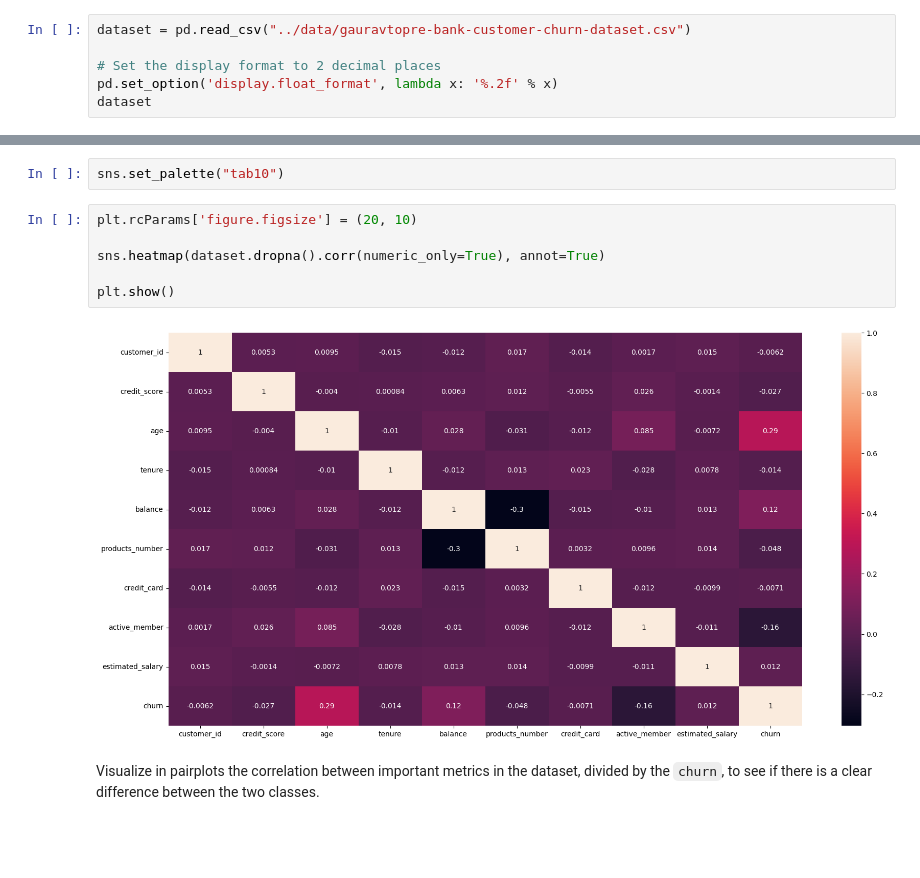
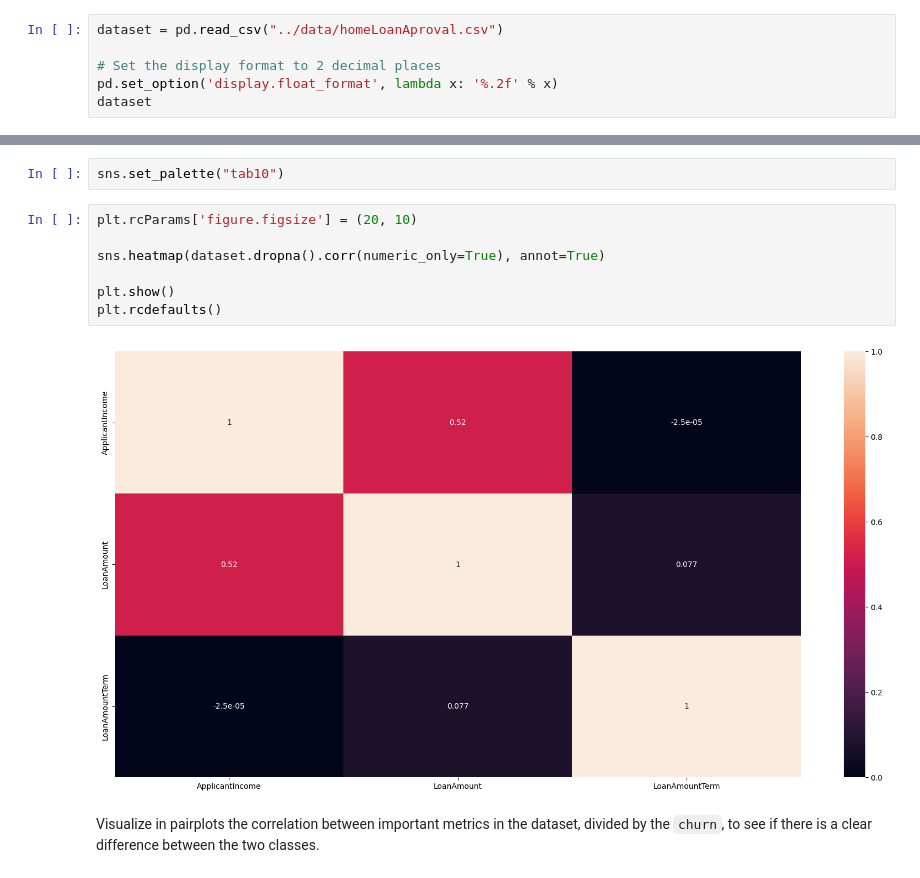
Before and after one commit to Hadronomy/solo-tid-project, a Jupyter notebook: notebooks/analysis.ipynb, the cells around one changed output, grey strips where cells are left out. Saved outputs shown, nothing was run; the diff lists cells and outputs as text; blank space fills up the shorter version.

Commit message:
feat: adapt notebook to new dataset

```diff
--- a/notebooks/analysis.ipynb
+++ b/notebooks/analysis.ipynb
@@ -11,7 +11,7 @@ import matplotlib.pyplot as plt
 # %% [markdown]
 ### Load `csv`
 # %%
-dataset = pd.read_csv("../data/gauravtopre-bank-customer-churn-dataset.csv")
+dataset = pd.read_csv("../data/homeLoanAproval.csv")
 
 # Set the display format to 2 decimal places
 pd.set_option('display.float_format', lambda x: '%.2f' % x)
@@ -116,11 +116,12 @@ sns.set_palette("tab10")
 # %%
 plt.rcParams['figure.figsize'] = (20, 10)
 
 sns.heatmap(dataset.dropna().corr(numeric_only=True), annot=True)
 
 plt.show()
+plt.rcdefaults()
 # %% [output]
-[figure, old version]
+[figure, new version]
 # %% [markdown]
 Visualize in pairplots the correlation between important metrics in the dataset,
 divided by the `churn`, to see if there is a clear difference between the two classes.
```
Also changed, not shown: parts of 31 cells of this notebook, 2 other files.
